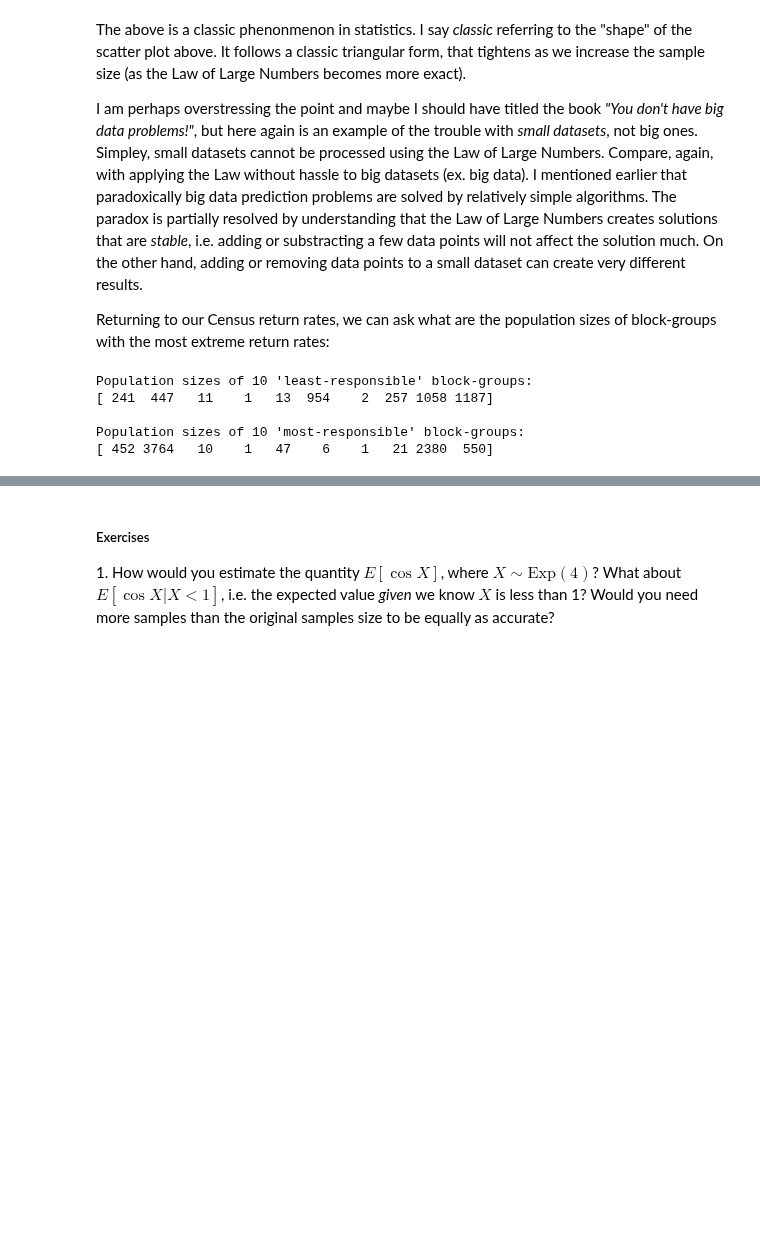
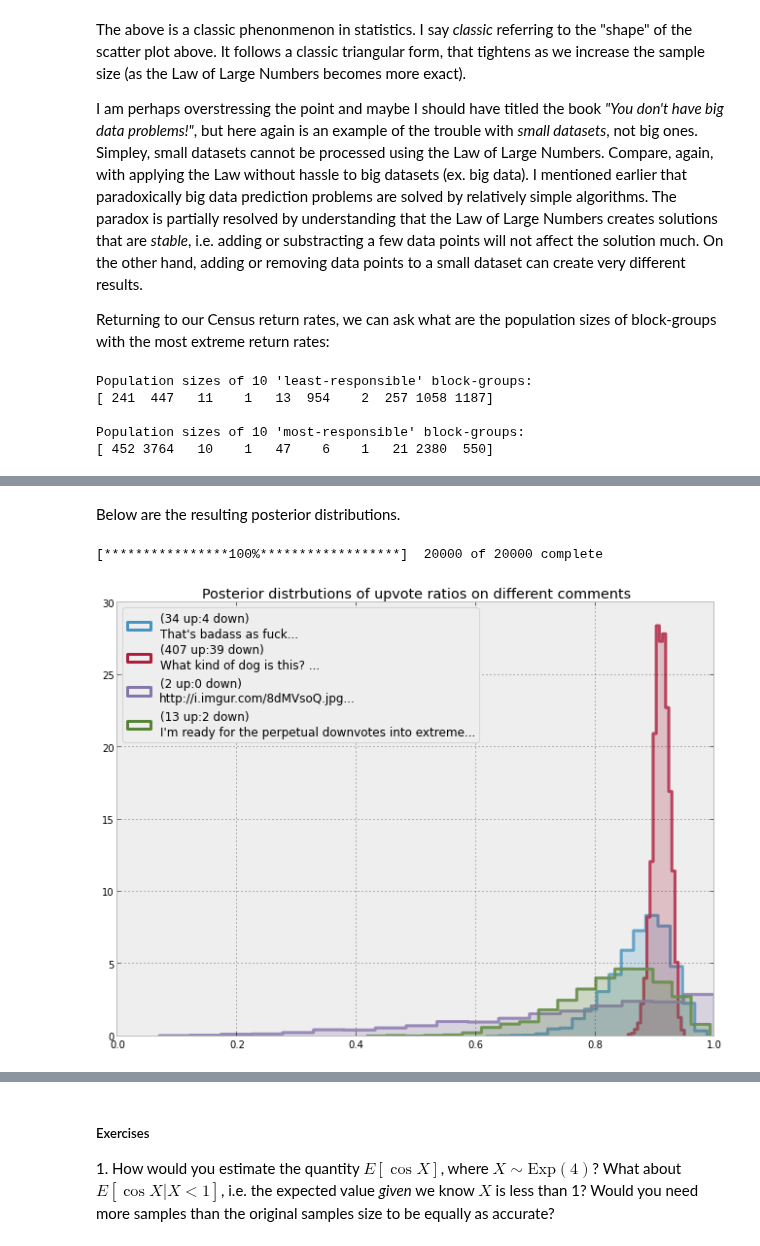
Before and after one commit to CamDavidsonPilon/Probabilistic-Programming-and-Bayesian-Methods-for-Hackers, a Jupyter notebook: Chapter4_TheGreatestTheoremNeverTold/LawOfLargeNumbers.ipynb, the cells around one changed output, grey strips where cells are left out. Drawn from its saved outputs; the diff is of its cells as text; code cells hidden in the pictures; blank space fills up the shorter version.

```diff
--- a/Chapter4_TheGreatestTheoremNeverTold/LawOfLargeNumbers.ipynb
+++ b/Chapter4_TheGreatestTheoremNeverTold/LawOfLargeNumbers.ipynb
@@ -298,0 +334,12 @@ For further reading on the hidden dangers of the Law of Large Numbers, I would r
+# %%
+"""
+contents: an array of the text from all comments on the pic
+votes: a 2d numpy array of upvotes, downvotes for each comment.
+"""
+n_comments = len(contents )
+comments = np.random.randint( n_comments, size=4)
+print "Some Comments (out of %d total) \n-----------"%n_comments
+for i in comments:
+    print '"' + contents[i] + '"'
+    print"upvotes/downvotes: ",votes[i,:]
+    print
@@ -298,0 +362,38 @@ For further reading on the hidden dangers of the Law of Large Numbers, I would r
+# %%
+import pymc as mc
+
+def posterior_upvote_ratio( upvotes, downvotes, samples = 20000):
+    N = upvotes + downvotes
+    upvote_ratio = mc.Uniform( "upvote_ratio", 0, 1 )
+    observations = mc.Binomial( "obs",  N, upvote_ratio, value = upvotes, observed = True)
+
+    model = mc.Model( [upvote_ratio, observations ])
+    map_ = mc.MAP(model).fit()
+    mcmc = mc.MCMC(model)
+
+    mcmc.sample(samples, samples/4)
+
+    return mcmc.trace("upvote_ratio")[:]
+# %% [markdown]
+Below are the resulting posterior distributions.
+# %%
+figsize( 11., 8)
+posteriors = []
+colours = ["#348ABD", "#A60628", "#7A68A6", "#467821", "#CF4457"]
+for i in range(len(comments)):
+    j = comments[i]
+    posteriors.append( posterior_upvote_ratio( votes[j, 0], votes[j,1] ) )
+    plt.hist( posteriors[i], bins = 18, normed = True, alpha = .9,
+            histtype="step",color = colours[i%5], lw = 3,
+            label = '(%d up:%d down)\n%s...'%(votes[j, 0], votes[j,1], contents[j][:50]) )
+    plt.hist( posteriors[i], bins = 18, normed = True, alpha = .2,
+            histtype="stepfilled",color = colours[i], lw = 3, )
+    #plt.title( 'upvotes:downvotes: %d:%d'%(votes[j,0], votes[j,1]) )
+
+
+plt.legend(loc="upper left")
+plt.xlim( 0, 1)
+plt.title("Posterior distrbutions of upvote ratios on different comments");
+# %% [output]
+[****************100%******************]  20000 of 20000 complete
+[figure, added]
```
Also changed, not shown: parts of 18 cells of this notebook, 1 other file.
